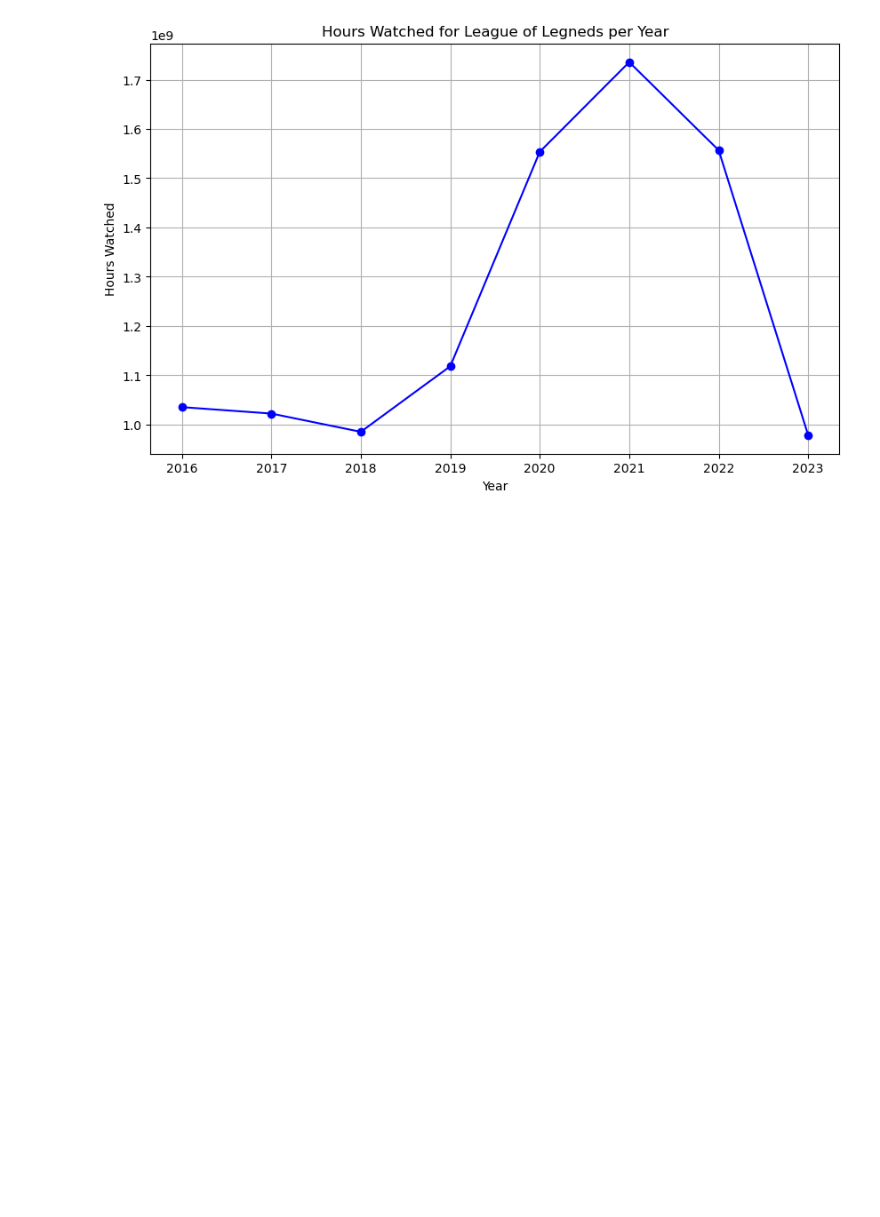
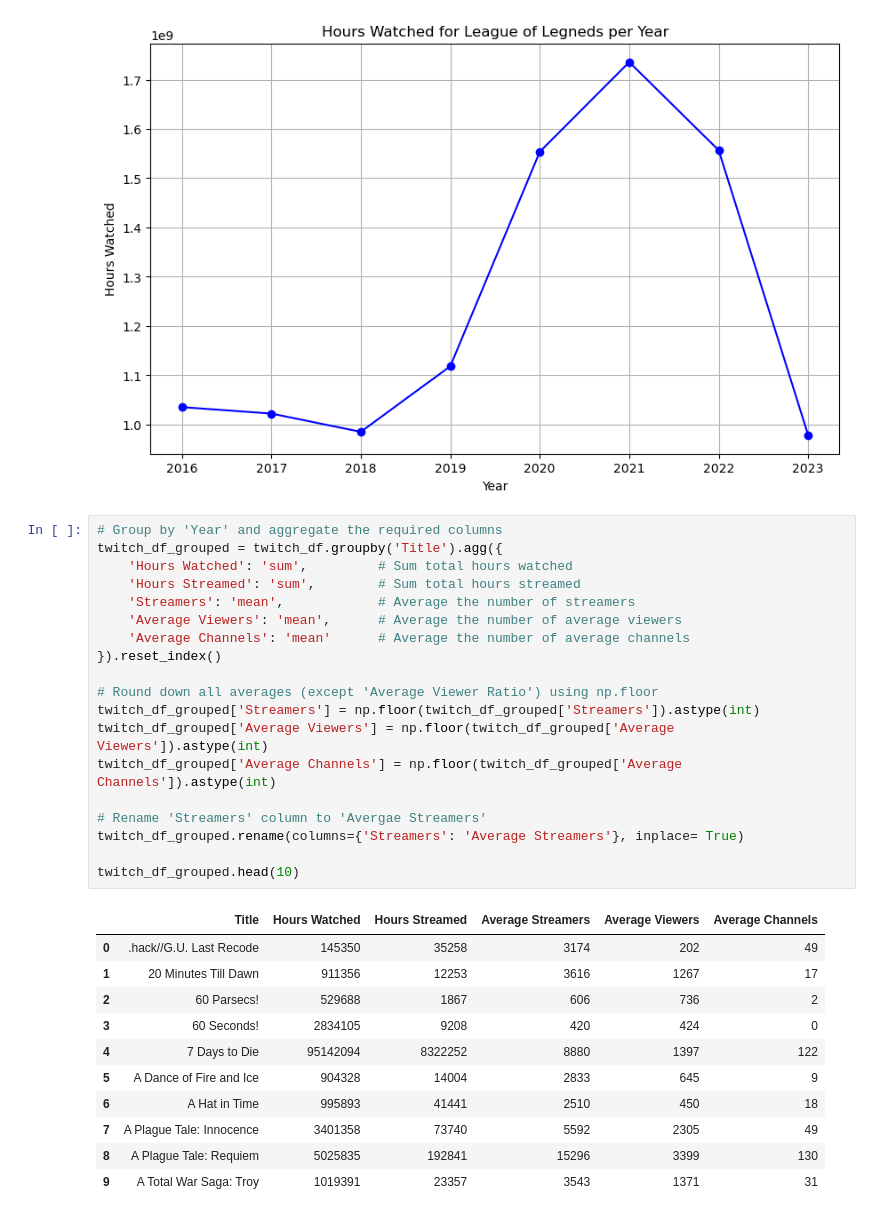
Before and after one commit to rponticelli0/Project_3_Group_7, a Jupyter notebook: twitch_csv_analysis.ipynb, the cells around one changed output. Saved outputs shown, nothing was run; the diff lists cells and outputs as text; blank space fills up the shorter version.

Commit message:
update twitch_csv_analysis & create merge_output

```diff
--- a/twitch_csv_analysis.ipynb
+++ b/twitch_csv_analysis.ipynb
@@ -141,3 +141,34 @@ plt.grid(True)
 plt.show()
 # %% [output]
 [figure]
+# %%
+# Group by 'Year' and aggregate the required columns
+twitch_df_grouped = twitch_df.groupby('Title').agg({
+    'Hours Watched': 'sum',         # Sum total hours watched
+    'Hours Streamed': 'sum',        # Sum total hours streamed
+    'Streamers': 'mean',            # Average the number of streamers
+    'Average Viewers': 'mean',      # Average the number of average viewers
+    'Average Channels': 'mean'      # Average the number of average channels
+}).reset_index()
+
+# Round down all averages (except 'Average Viewer Ratio') using np.floor
+twitch_df_grouped['Streamers'] = np.floor(twitch_df_grouped['Streamers']).astype(int)
+twitch_df_grouped['Average Viewers'] = np.floor(twitch_df_grouped['Average Viewers']).astype(int)
+twitch_df_grouped['Average Channels'] = np.floor(twitch_df_grouped['Average Channels']).astype(int)
+
+# Rename 'Streamers' column to 'Avergae Streamers'
+twitch_df_grouped.rename(columns={'Streamers': 'Average Streamers'}, inplace= True)
+
+twitch_df_grouped.head(10)
+# %% [output]
+|  | Title | Hours Watched | Hours Streamed | Average Streamers | Average Viewers | Average Channels |
+| 0 | .hack//G.U. Last Recode | 145350 | 35258 | 3174 | 202 | 49 |
+| 1 | 20 Minutes Till Dawn | 911356 | 12253 | 3616 | 1267 | 17 |
+| 2 | 60 Parsecs! | 529688 | 1867 | 606 | 736 | 2 |
+| 3 | 60 Seconds! | 2834105 | 9208 | 420 | 424 | 0 |
+| 4 | 7 Days to Die | 95142094 | 8322252 | 8880 | 1397 | 122 |
+| 5 | A Dance of Fire and Ice | 904328 | 14004 | 2833 | 645 | 9 |
+| 6 | A Hat in Time | 995893 | 41441 | 2510 | 450 | 18 |
+| 7 | A Plague Tale: Innocence | 3401358 | 73740 | 5592 | 2305 | 49 |
+| 8 | A Plague Tale: Requiem | 5025835 | 192841 | 15296 | 3399 | 130 |
+| 9 | A Total War Saga: Troy | 1019391 | 23357 | 3543 | 1371 | 31 |
```
Also changed, not shown: parts of 6 cells of this notebook, 1 other file.
